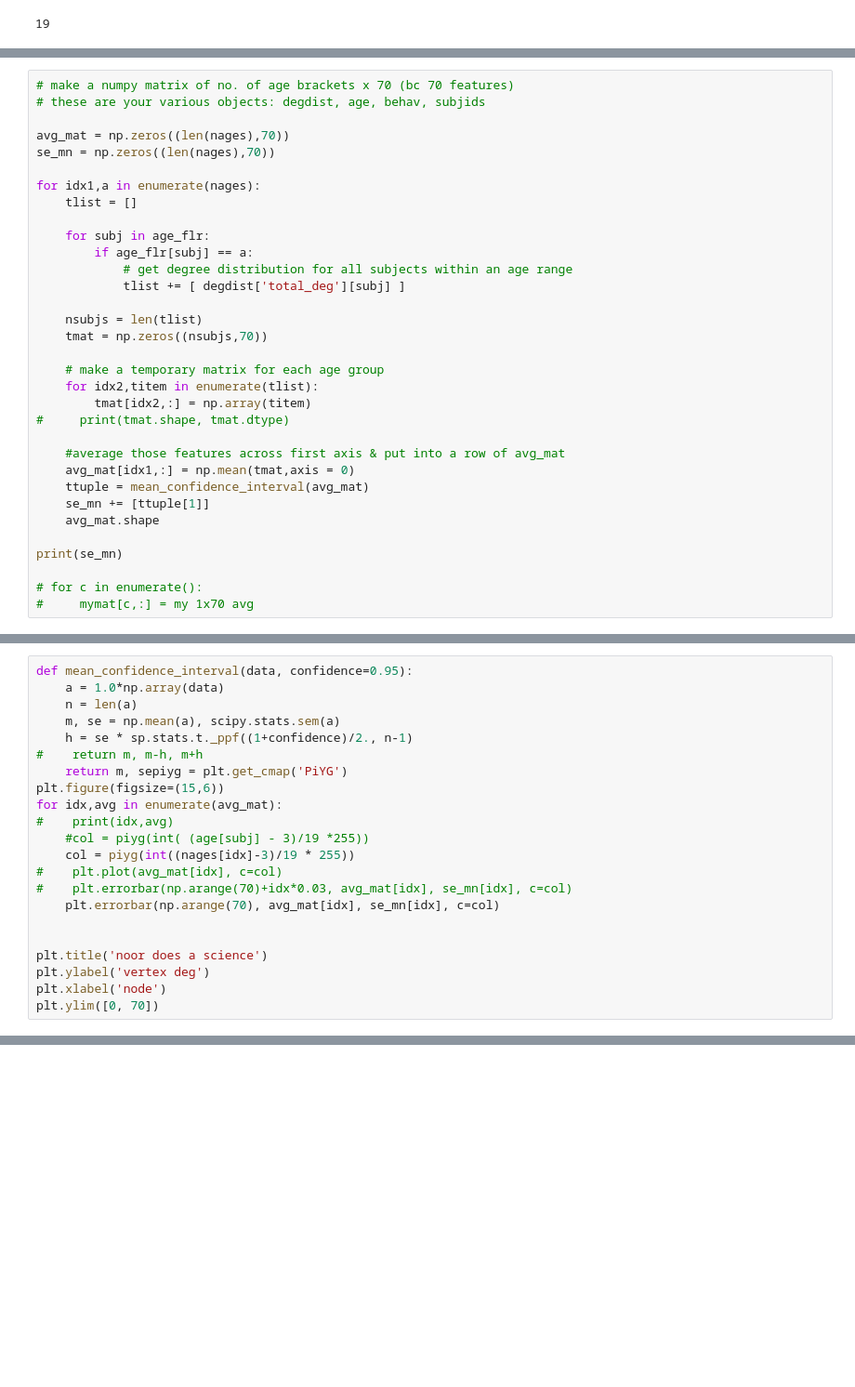
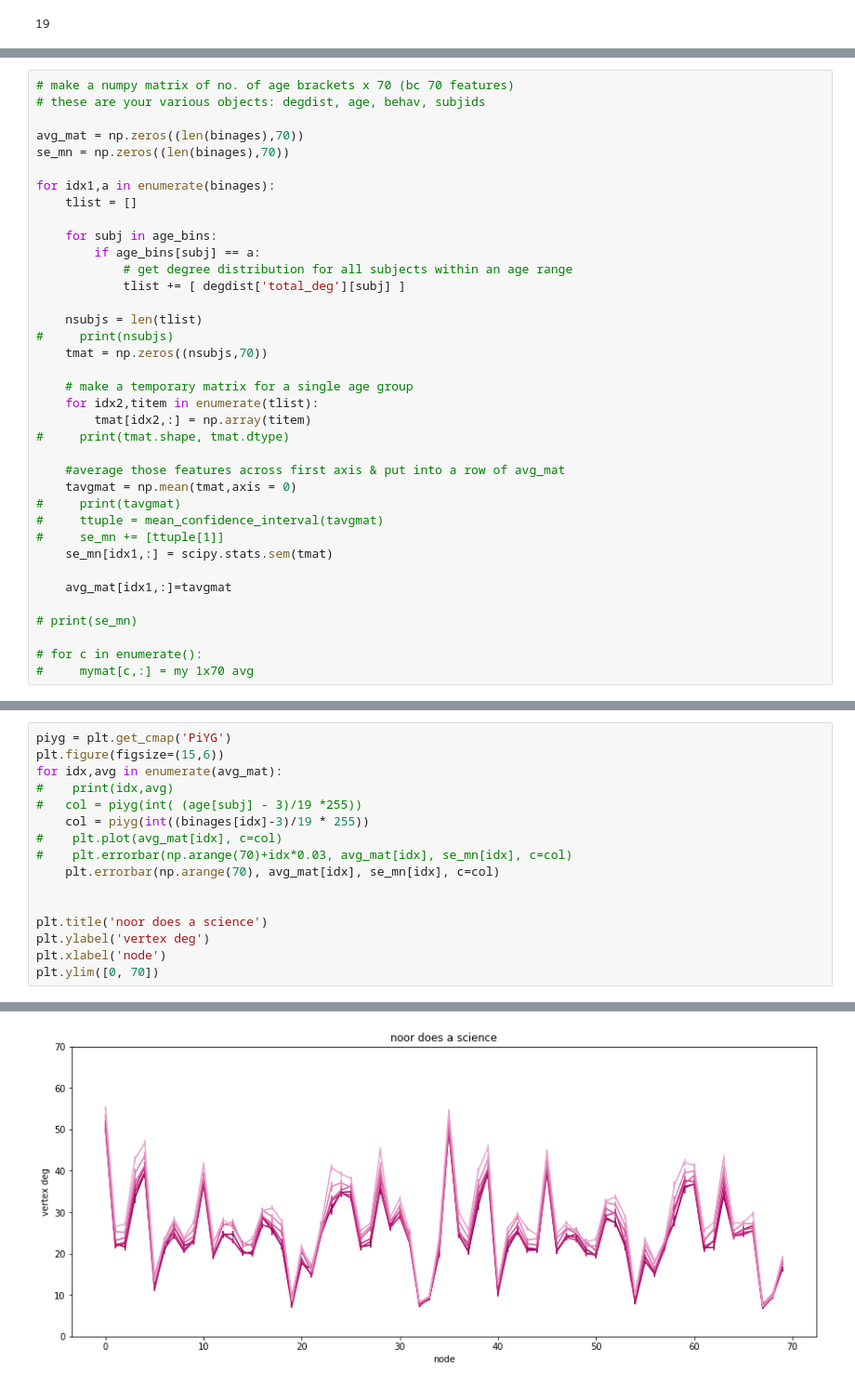
Before and after one commit to nooralsh/ping_proc, a Jupyter notebook: code/exploratory_analysis_20183001.ipynb, the cells around one changed output, grey strips where cells are left out. Shown at 93% size. Drawn from its saved outputs; the diff is of its cells as text; blank space fills up the shorter version.

```diff
--- a/code/exploratory_analysis_20183001.ipynb
+++ b/code/exploratory_analysis_20183001.ipynb
@@ -51,32 +91,36 @@ len(binages)
 # make a numpy matrix of no. of age brackets x 70 (bc 70 features)
 # these are your various objects: degdist, age, behav, subjids
 
-avg_mat = np.zeros((len(nages),70))
-se_mn = np.zeros((len(nages),70))
+avg_mat = np.zeros((len(binages),70))
+se_mn = np.zeros((len(binages),70))
 
-for idx1,a in enumerate(nages):
+for idx1,a in enumerate(binages):
     tlist = []
 
-    for subj in age_flr:
-        if age_flr[subj] == a:
+    for subj in age_bins:
+        if age_bins[subj] == a:
             # get degree distribution for all subjects within an age range
             tlist += [ degdist['total_deg'][subj] ]
 
     nsubjs = len(tlist)
+#     print(nsubjs)
     tmat = np.zeros((nsubjs,70))
 
-    # make a temporary matrix for each age group
+    # make a temporary matrix for a single age group
     for idx2,titem in enumerate(tlist):
         tmat[idx2,:] = np.array(titem)
 #     print(tmat.shape, tmat.dtype)
 
     #average those features across first axis & put into a row of avg_mat
-    avg_mat[idx1,:] = np.mean(tmat,axis = 0)
-    ttuple = mean_confidence_interval(avg_mat)
-    se_mn += [ttuple[1]]
-    avg_mat.shape
+    tavgmat = np.mean(tmat,axis = 0)
+#     print(tavgmat)
+#     ttuple = mean_confidence_interval(tavgmat)
+#     se_mn += [ttuple[1]]
+    se_mn[idx1,:] = scipy.stats.sem(tmat)
 
-print(se_mn)
+    avg_mat[idx1,:]=tavgmat
+
+# print(se_mn)
 
 # for c in enumerate():
 #     mymat[c,:] = my 1x70 avg
@@ -83,16 +147,10 @@ print(se_mn)
 # %%
-def mean_confidence_interval(data, confidence=0.95):
-    a = 1.0*np.array(data)
-    n = len(a)
-    m, se = np.mean(a), scipy.stats.sem(a)
-    h = se * sp.stats.t._ppf((1+confidence)/2., n-1)
-#    return m, m-h, m+h
-    return m, sepiyg = plt.get_cmap('PiYG')
+piyg = plt.get_cmap('PiYG')
 plt.figure(figsize=(15,6))
 for idx,avg in enumerate(avg_mat):
 #    print(idx,avg)
-    #col = piyg(int( (age[subj] - 3)/19 *255))
-    col = piyg(int((nages[idx]-3)/19 * 255))
+#   col = piyg(int( (age[subj] - 3)/19 *255))
+    col = piyg(int((binages[idx]-3)/19 * 255))
 #    plt.plot(avg_mat[idx], c=col)
 #    plt.errorbar(np.arange(70)+idx*0.03, avg_mat[idx], se_mn[idx], c=col)
     plt.errorbar(np.arange(70), avg_mat[idx], se_mn[idx], c=col)
@@ -102,3 +160,4 @@ plt.title('noor does a science')
 plt.ylabel('vertex deg')
 plt.xlabel('node')
 plt.ylim([0, 70])
+# %% [output]
@@ -104,0 +165 @@ plt.ylim([0, 70])
+[figure, added]
```
Also changed, not shown: parts of 12 cells of this notebook, 4 other files.
